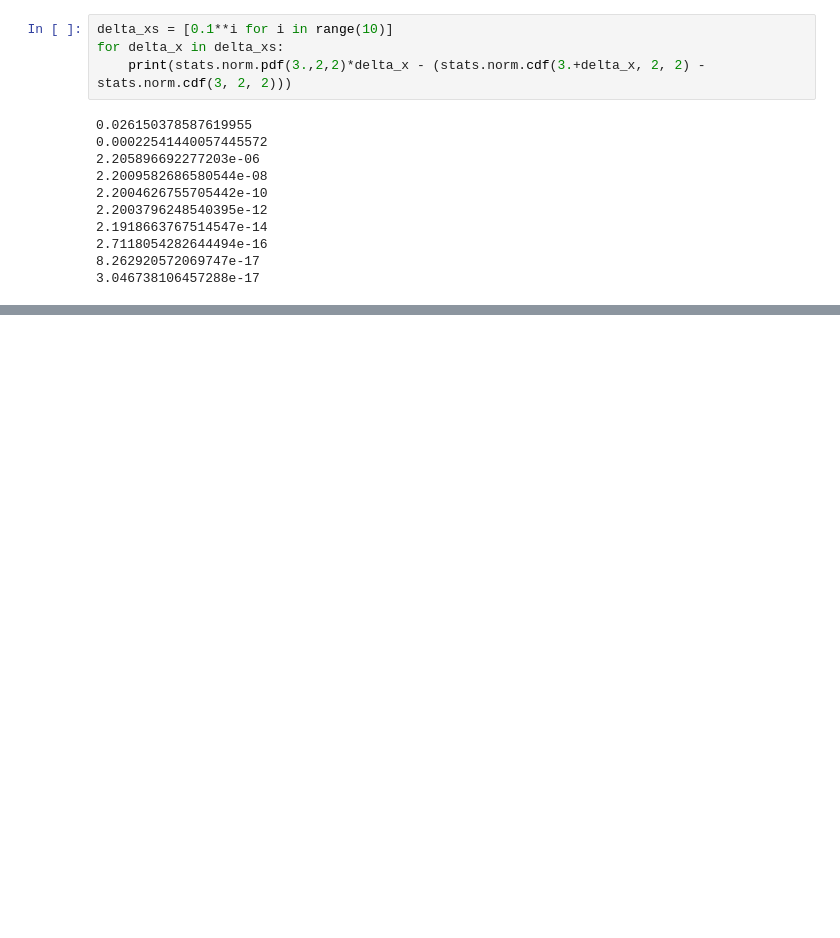
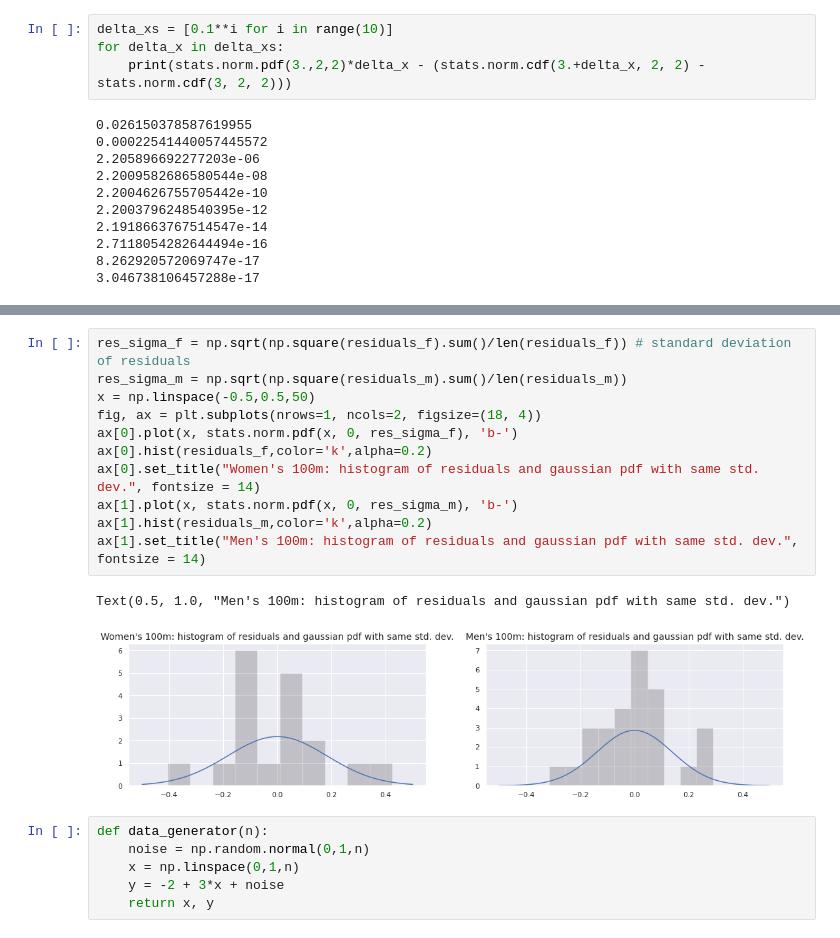
Before and after one commit to benlellouch/FoundationOfML-Labs, a Jupyter notebook: maxlikelihood_bayes.ipynb, the cells around one changed output, grey strips where cells are left out. Saved outputs shown, nothing was run; the diff lists cells and outputs as text; blank space fills up the shorter version.

```diff
--- a/maxlikelihood_bayes.ipynb
+++ b/maxlikelihood_bayes.ipynb
@@ -98,0 +221,20 @@ for delta_x in delta_xs:
+# %%
+res_sigma_f = np.sqrt(np.square(residuals_f).sum()/len(residuals_f)) # standard deviation of residuals
+res_sigma_m = np.sqrt(np.square(residuals_m).sum()/len(residuals_m))
+x = np.linspace(-0.5,0.5,50)
+fig, ax = plt.subplots(nrows=1, ncols=2, figsize=(18, 4))
+ax[0].plot(x, stats.norm.pdf(x, 0, res_sigma_f), 'b-')
+ax[0].hist(residuals_f,color='k',alpha=0.2)
+ax[0].set_title("Women's 100m: histogram of residuals and gaussian pdf with same std. dev.", fontsize = 14)
+ax[1].plot(x, stats.norm.pdf(x, 0, res_sigma_m), 'b-')
+ax[1].hist(residuals_m,color='k',alpha=0.2)
+ax[1].set_title("Men's 100m: histogram of residuals and gaussian pdf with same std. dev.", fontsize = 14)
+# %% [output]
+Text(0.5, 1.0, "Men's 100m: histogram of residuals and gaussian pdf with same std. dev.")
+[figure, added]
+# %%
+def data_generator(n):
+    noise = np.random.normal(0,1,n)
+    x = np.linspace(0,1,n)
+    y = -2 + 3*x + noise
+    return x, y
```
Also changed, not shown: parts of 11 cells of this notebook.
